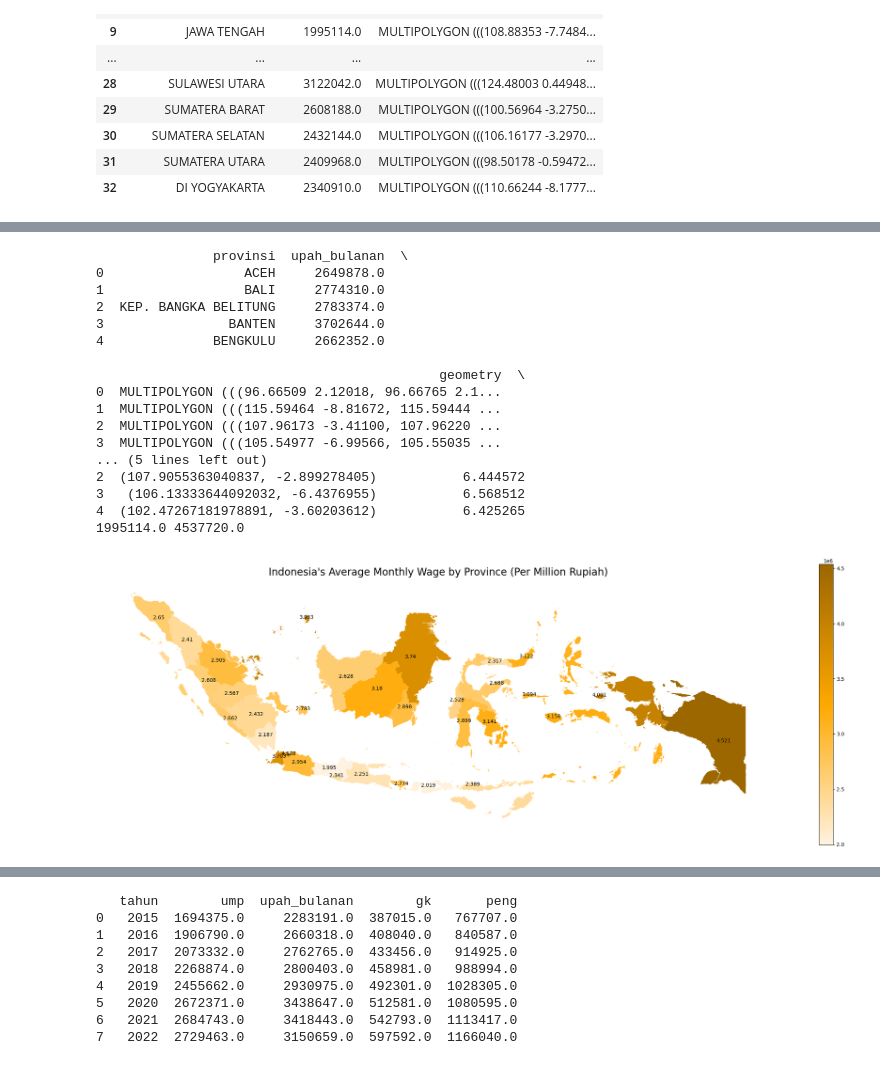
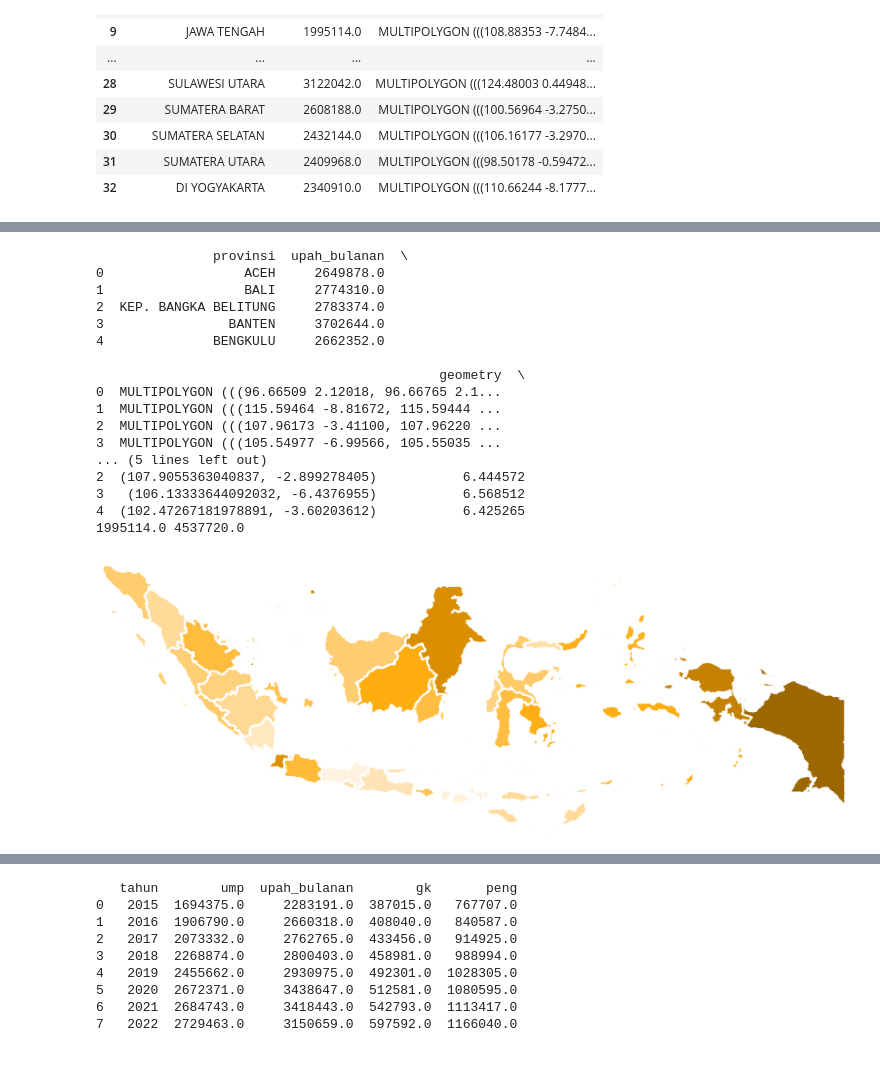
Before and after one commit to owencwijaya/tubes-01-visdat, a Jupyter notebook: dataset-kesejahteraan.ipynb, the cells around one changed output, grey strips where cells are left out. Drawn from its saved outputs; the diff is of its cells as text; code cells hidden in the pictures.

Commit message:
chore: push new charts

```diff
--- a/dataset-kesejahteraan.ipynb
+++ b/dataset-kesejahteraan.ipynb
@@ -11,6 +11,15 @@ import folium
 import matplotlib.pyplot as plt
 import matplotlib.ticker as ticker
 import plotly
+
+from matplotlib import font_manager
+
+font_path = 'Inter-Regular.ttf'
+font_manager.fontManager.addfont(font_path)
+prop = font_manager.FontProperties(fname=font_path)
+
+plt.rcParams['font.family'] = 'sans-serif'
+plt.rcParams['font.sans-serif'] = prop.get_name()
 # %%
 PATH = './data/kesejahteraan_pekerja_indo'
 
@@ -589,11 +596,10 @@ ax.axis('off')
 
 title = 'Indonesia\'s Average Monthly Wage by Province (Per Million Rupiah)'
 
-ax.set_title(title, fontdict = {'fontsize': '20'})
 
-for idx, row in upah_daerah_merged.iterrows():
-    ann = str(round(row[column_name] / 1e6, 3))
-    plt.annotate(text = ann, xy = row['coords'], horizontalalignment = 'center')
+# for idx, row in upah_daerah_merged.iterrows():
+#     ann = str(round(row[column_name] / 1e6, 3))
+#     plt.annotate(text = ann, xy = row['coords'], horizontalalignment = 'center')
 
 upah_daerah_merged[f"{column_name}_mult"] = upah_daerah_merged[column_name].apply(lambda x : math.log(x, 10))
 
@@ -602,37 +608,38 @@ value_min = upah_daerah_merged[f"{column_name}"].min()
 value_max = upah_daerah_merged[f"{column_name}"].max()
 
 import matplotlib.colors
 cmap = matplotlib.colors.LinearSegmentedColormap.from_list("", ["#fff2e0","#ffa800","#9c6600"])
 print(value_min, value_max)
 
 upah_daerah_merged.plot(column = f"{column_name}",
                         cmap = cmap,
-                        linewidth = 0,
+                        linewidth = 5,
                         ax = ax,
                         edgecolor = '1',
-                        legend = True,
                         norm = plt.Normalize(vmin = value_min, vmax = value_max))
-
+plt.margins(0)
+plt.tight_layout()
+plt.savefig("output/peta.png", transparent = True)
 plt.show()
 # %% [output]
                provinsi  upah_bulanan  \
 0                  ACEH     2649878.0
 1                  BALI     2774310.0
 2  KEP. BANGKA BELITUNG     2783374.0
 3                BANTEN     3702644.0
 4              BENGKULU     2662352.0
 
                                             geometry  \
 0  MULTIPOLYGON (((96.66509 2.12018, 96.66765 2.1...
 1  MULTIPOLYGON (((115.59464 -8.81672, 115.59444 ...
 2  MULTIPOLYGON (((107.96173 -3.41100, 107.96220 ...
 3  MULTIPOLYGON (((105.54977 -6.99566, 105.55035 ...
 ... (5 lines left out)
 2  (107.9055363040837, -2.899278405)           6.444572
 3   (106.13333644092032, -6.4376955)           6.568512
 4  (102.47267181978891, -3.60203612)           6.425265
 1995114.0 4537720.0
-[figure, old version]
+[figure, new version]
 # %%
 # nunjukin perbedaan upah bulanan sama ump???
 
```
Also changed, not shown: parts of 15 cells of this notebook, 18 other files.
